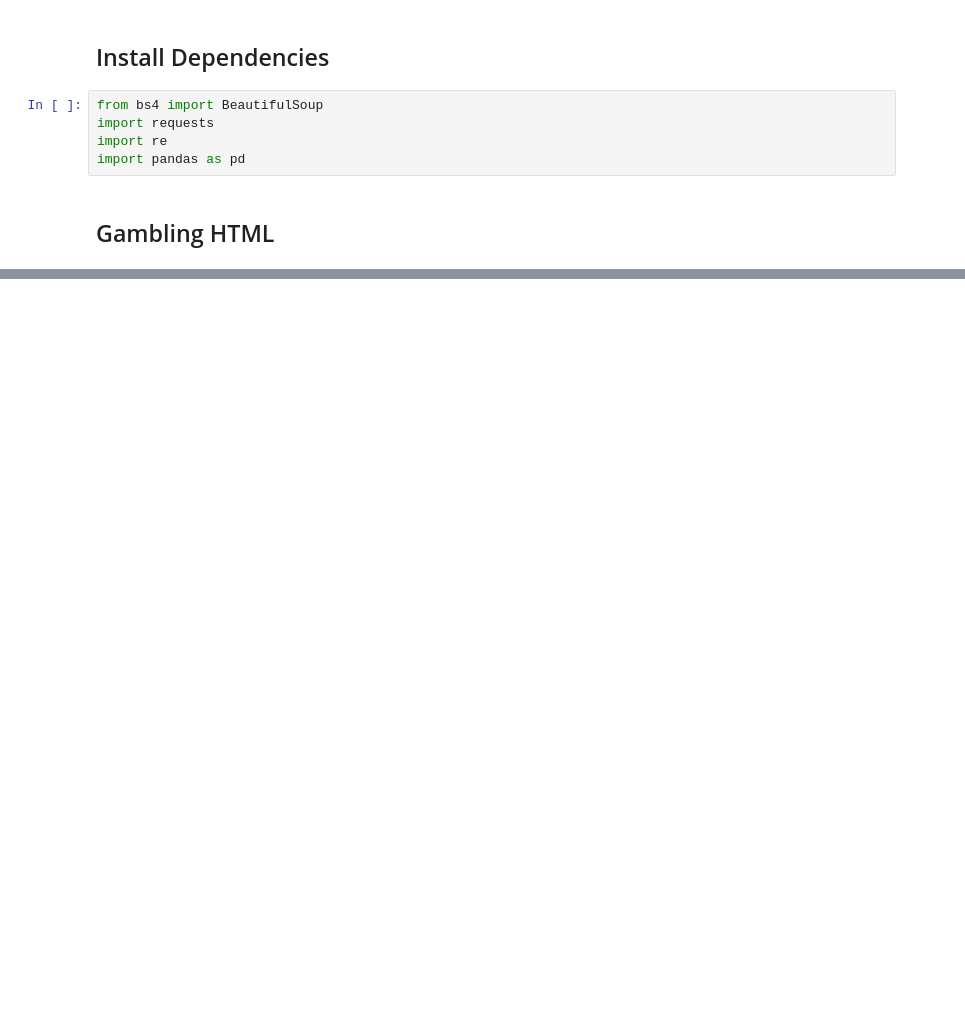
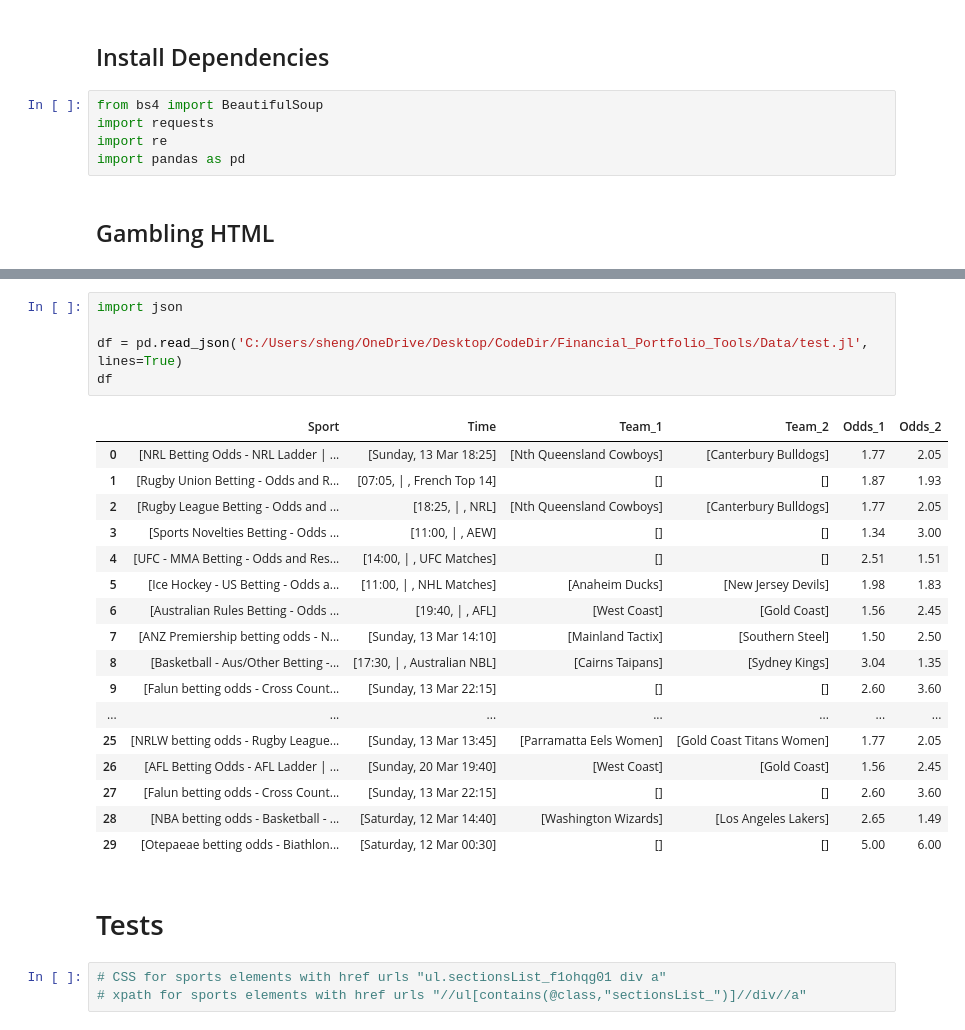
Before and after one commit to Sheng0451/Gambling, a Jupyter notebook: Web Scraper.ipynb, the cells around one changed output, grey strips where cells are left out. Drawn from its saved outputs; the diff is of its cells as text; blank space fills up the shorter version.

```diff
--- a/Web Scraper.ipynb
+++ b/Web Scraper.ipynb
@@ -49,0 +218,28 @@ get_sports_data(sportsbet_url, bookie='sportsbet')
+# %%
+import json
+
+df = pd.read_json('C:/Users/sheng/OneDrive/Desktop/CodeDir/Financial_Portfolio_Tools/Data/test.jl', lines=True)
+df
+# %% [output]
+|  | Sport | Time | Team_1 | Team_2 | Odds_1 | Odds_2 |
+| 0 | [NRL Betting Odds - NRL Ladder | ... | [Sunday, 13 Mar 18:25] | [Nth Queensland Cowboys] | [Canterbury Bulldogs] | 1.77 | 2.05 |
+| 1 | [Rugby Union Betting - Odds and R... | [07:05, | , French Top 14] | [] | [] | 1.87 | 1.93 |
+| 2 | [Rugby League Betting - Odds and ... | [18:25, | , NRL] | [Nth Queensland Cowboys] | [Canterbury Bulldogs] | 1.77 | 2.05 |
+| 3 | [Sports Novelties Betting - Odds ... | [11:00, | , AEW] | [] | [] | 1.34 | 3.00 |
+| 4 | [UFC - MMA Betting - Odds and Res... | [14:00, | , UFC Matches] | [] | [] | 2.51 | 1.51 |
+| 5 | [Ice Hockey - US Betting - Odds a... | [11:00, | , NHL Matches] | [Anaheim Ducks] | [New Jersey Devils] | 1.98 | 1.83 |
+| 6 | [Australian Rules Betting - Odds ... | [19:40, | , AFL] | [West Coast] | [Gold Coast] | 1.56 | 2.45 |
+| 7 | [ANZ Premiership betting odds - N... | [Sunday, 13 Mar 14:10] | [Mainland Tactix] | [Southern Steel] | 1.50 | 2.50 |
+| 8 | [Basketball - Aus/Other Betting -... | [17:30, | , Australian NBL] | [Cairns Taipans] | [Sydney Kings] | 3.04 | 1.35 |
+| 9 | [Falun betting odds - Cross Count... | [Sunday, 13 Mar 22:15] | [] | [] | 2.60 | 3.60 |
+| ... | ... | ... | ... | ... | ... | ... |
+| 25 | [NRLW betting odds - Rugby League... | [Sunday, 13 Mar 13:45] | [Parramatta Eels Women] | [Gold Coast Titans Women] | 1.77 | 2.05 |
+| 26 | [AFL Betting Odds - AFL Ladder | ... | [Sunday, 20 Mar 19:40] | [West Coast] | [Gold Coast] | 1.56 | 2.45 |
+| 27 | [Falun betting odds - Cross Count... | [Sunday, 13 Mar 22:15] | [] | [] | 2.60 | 3.60 |
+| 28 | [NBA betting odds - Basketball - ... | [Saturday, 12 Mar 14:40] | [Washington Wizards] | [Los Angeles Lakers] | 2.65 | 1.49 |
+| 29 | [Otepaeae betting odds - Biathlon... | [Saturday, 12 Mar 00:30] | [] | [] | 5.00 | 6.00 |
+# %% [markdown]
+# Tests
+# %%
+# CSS for sports elements with href urls "ul.sectionsList_f1ohqg01 div a"
+# xpath for sports elements with href urls "//ul[contains(@class,"sectionsList_")]//div//a"
```
Also changed, not shown: parts of 28 cells of this notebook.
